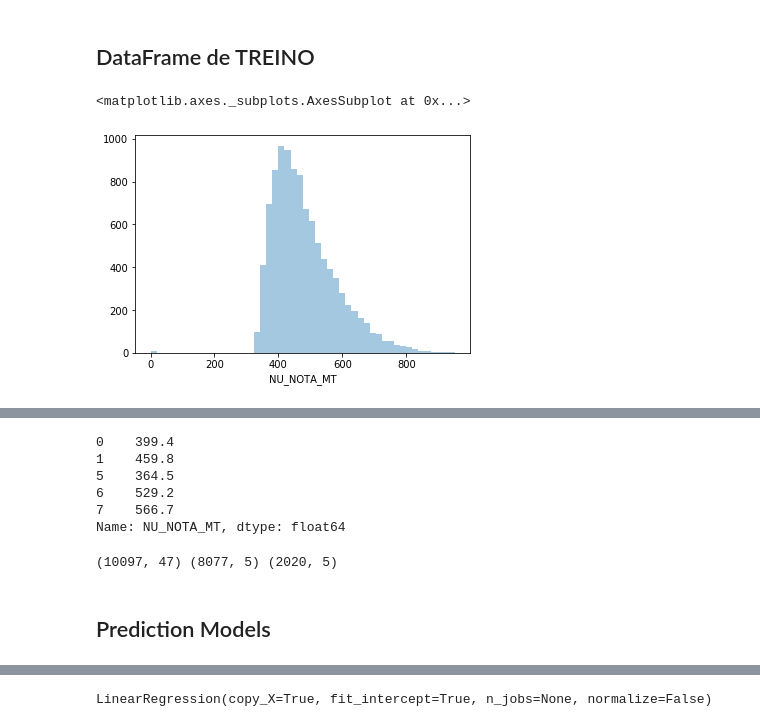
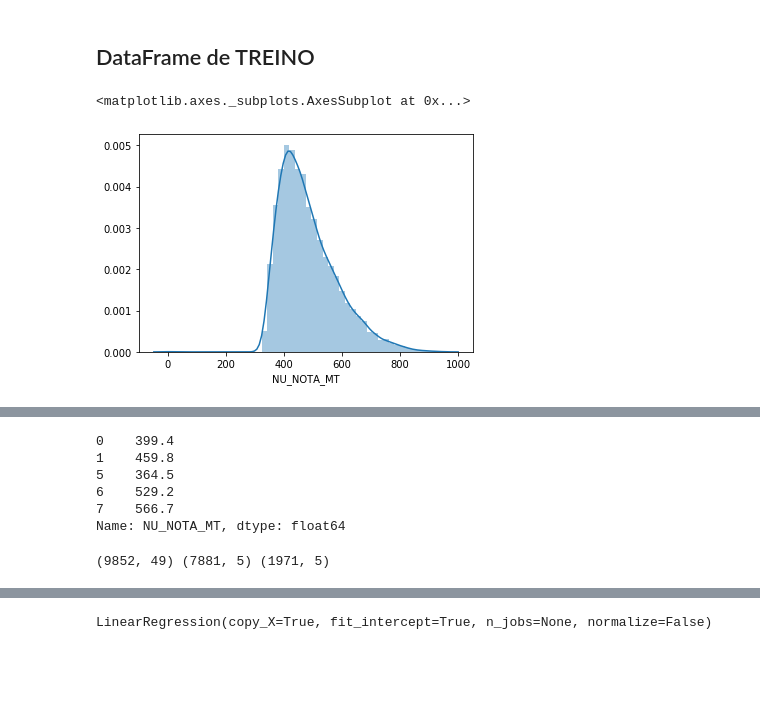
Before and after one commit to matheushmion/codenation1_desafio_PrevisaoNotasENEM2016, a Jupyter notebook: Challange_Notas_ENEM16.ipynb, the cells around one changed output, grey strips where cells are left out. Drawn from its saved outputs; the diff is of its cells as text; code cells hidden in the pictures; blank space fills up the shorter version.

Commit message:
Updating with last model

```diff
--- a/Challange_Notas_ENEM16.ipynb
+++ b/Challange_Notas_ENEM16.ipynb
@@ -81,0 +107,4 @@ df_train = df_train[var]
+# %%
+var = []
+[var.append(x) for x in df_desafio.columns]
+var
@@ -81,0 +137,3 @@ df_train = df_train[var]
+# %%
+var.append('TP_PRESENCA_MT')
+var.append('NU_NOTA_MT')
@@ -407,10 +481,10 @@ y4_desafio.head()
 # %%
 from sklearn.model_selection import train_test_split
 # %%
-sns.distplot(df_train['NU_NOTA_MT'], kde=False)
+sns.distplot(df_train['NU_NOTA_MT'], kde=True)
 # %% [output]
 <matplotlib.axes._subplots.AxesSubplot at 0x...>
-[figure, old version]
+[figure, new version]
 # %%
 #X4
 X4 = df_train[selection4] #df_train[df_train['NU_NOTA_MT']>0][selection4].fillna(0)#
@@ -437,6 +511,4 @@ X4_train, X4_test, y4_train, y4_test = train_test_split(X4, Y4_train, test_size=
 # %%
 print(df_train.shape,X4_train.shape, X4_test.shape)
 # %% [output]
-(10097, 47) (8077, 5) (2020, 5)
+(9852, 49) (7881, 5) (1971, 5)
-# %% [markdown]
-## Prediction Models
```
Also changed, not shown: parts of 109 cells of this notebook, 1 other file.
